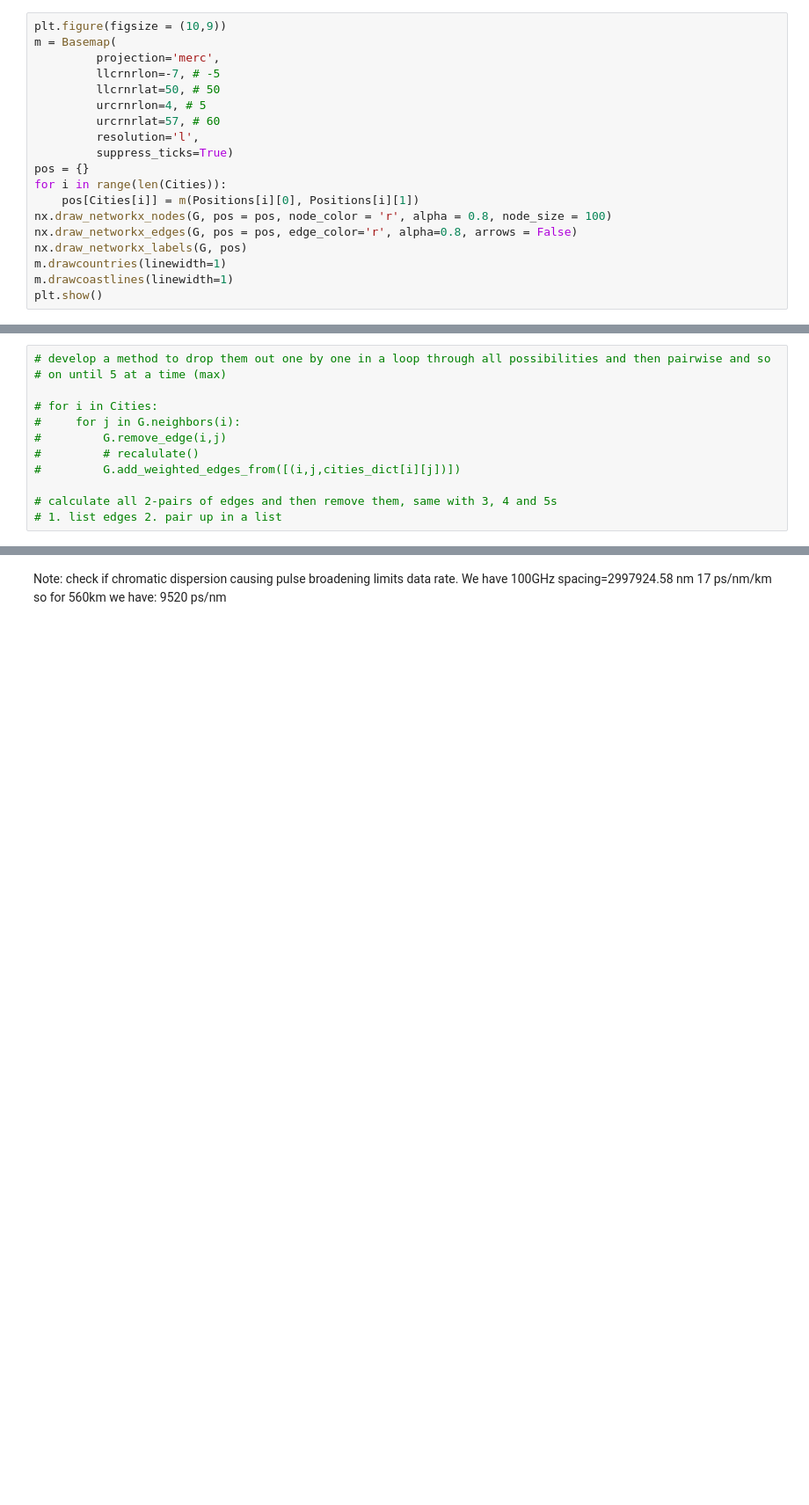
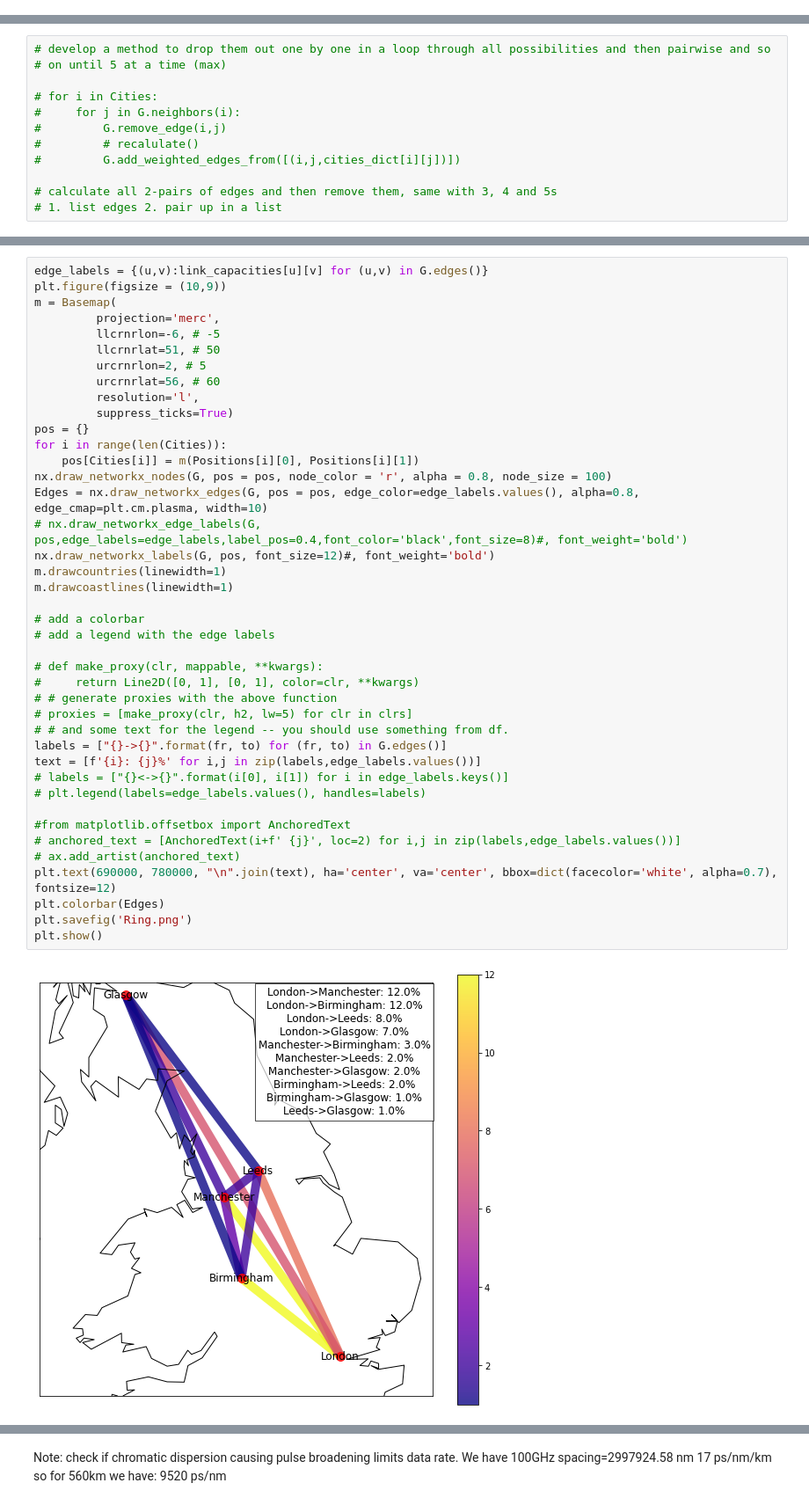
Before and after one commit to adambrzosko/OpticalNetworkDesign, a Jupyter notebook: 4B23NetworkDesign.ipynb, the cells around one changed output, grey strips where cells are left out. Shown at 88% size. Drawn from its saved outputs; the diff is of its cells as text; blank space fills up the shorter version.

Commit message:
image improv

```diff
--- a/4B23NetworkDesign.ipynb
+++ b/4B23NetworkDesign.ipynb
@@ -93,19 +94,0 @@ nx.draw(G, nx.get_node_attributes(G, 'pos'), with_labels=True, node_size=0)
-# %%
-plt.figure(figsize = (10,9))
-m = Basemap(
-         projection='merc',
-         llcrnrlon=-7, # -5
-         llcrnrlat=50, # 50
-         urcrnrlon=4, # 5
-         urcrnrlat=57, # 60
-         resolution='l',
-         suppress_ticks=True)
-pos = {}
-for i in range(len(Cities)):
-    pos[Cities[i]] = m(Positions[i][0], Positions[i][1])
-nx.draw_networkx_nodes(G, pos = pos, node_color = 'r', alpha = 0.8, node_size = 100)
-nx.draw_networkx_edges(G, pos = pos, edge_color='r', alpha=0.8, arrows = False)
-nx.draw_networkx_labels(G, pos)
-m.drawcountries(linewidth=1)
-m.drawcoastlines(linewidth=1)
-plt.show()
@@ -191,0 +173,43 @@ Total fibre deployed (2x link length) in km 2260
+# %%
+edge_labels = {(u,v):link_capacities[u][v] for (u,v) in G.edges()}
+plt.figure(figsize = (10,9))
+m = Basemap(
+         projection='merc',
+         llcrnrlon=-6, # -5
+         llcrnrlat=51, # 50
+         urcrnrlon=2, # 5
+         urcrnrlat=56, # 60
+         resolution='l',
+         suppress_ticks=True)
+pos = {}
+for i in range(len(Cities)):
+    pos[Cities[i]] = m(Positions[i][0], Positions[i][1])
+nx.draw_networkx_nodes(G, pos = pos, node_color = 'r', alpha = 0.8, node_size = 100)
+Edges = nx.draw_networkx_edges(G, pos = pos, edge_color=edge_labels.values(), alpha=0.8, edge_cmap=plt.cm.plasma, width=10)
+# nx.draw_networkx_edge_labels(G, pos,edge_labels=edge_labels,label_pos=0.4,font_color='black',font_size=8)#, font_weight='bold')
+nx.draw_networkx_labels(G, pos, font_size=12)#, font_weight='bold')
+m.drawcountries(linewidth=1)
+m.drawcoastlines(linewidth=1)
+
+# add a colorbar
+# add a legend with the edge labels
+
+# def make_proxy(clr, mappable, **kwargs):
+#     return Line2D([0, 1], [0, 1], color=clr, **kwargs)
+# # generate proxies with the above function
+# proxies = [make_proxy(clr, h2, lw=5) for clr in clrs]
+# # and some text for the legend -- you should use something from df.
+labels = ["{}->{}".format(fr, to) for (fr, to) in G.edges()]
+text = [f'{i}: {j}%' for i,j in zip(labels,edge_labels.values())]
+# labels = ["{}<->{}".format(i[0], i[1]) for i in edge_labels.keys()]
+# plt.legend(labels=edge_labels.values(), handles=labels)
+
+#from matplotlib.offsetbox import AnchoredText
+# anchored_text = [AnchoredText(i+f' {j}', loc=2) for i,j in zip(labels,edge_labels.values())]
+# ax.add_artist(anchored_text)
+plt.text(690000, 780000, "\n".join(text), ha='center', va='center', bbox=dict(facecolor='white', alpha=0.7), fontsize=12)
+plt.colorbar(Edges)
+plt.savefig('Ring.png')
+plt.show()
+# %% [output]
+[figure, new version]
```
Also changed, not shown: parts of 9 cells of this notebook, 1 other file.
